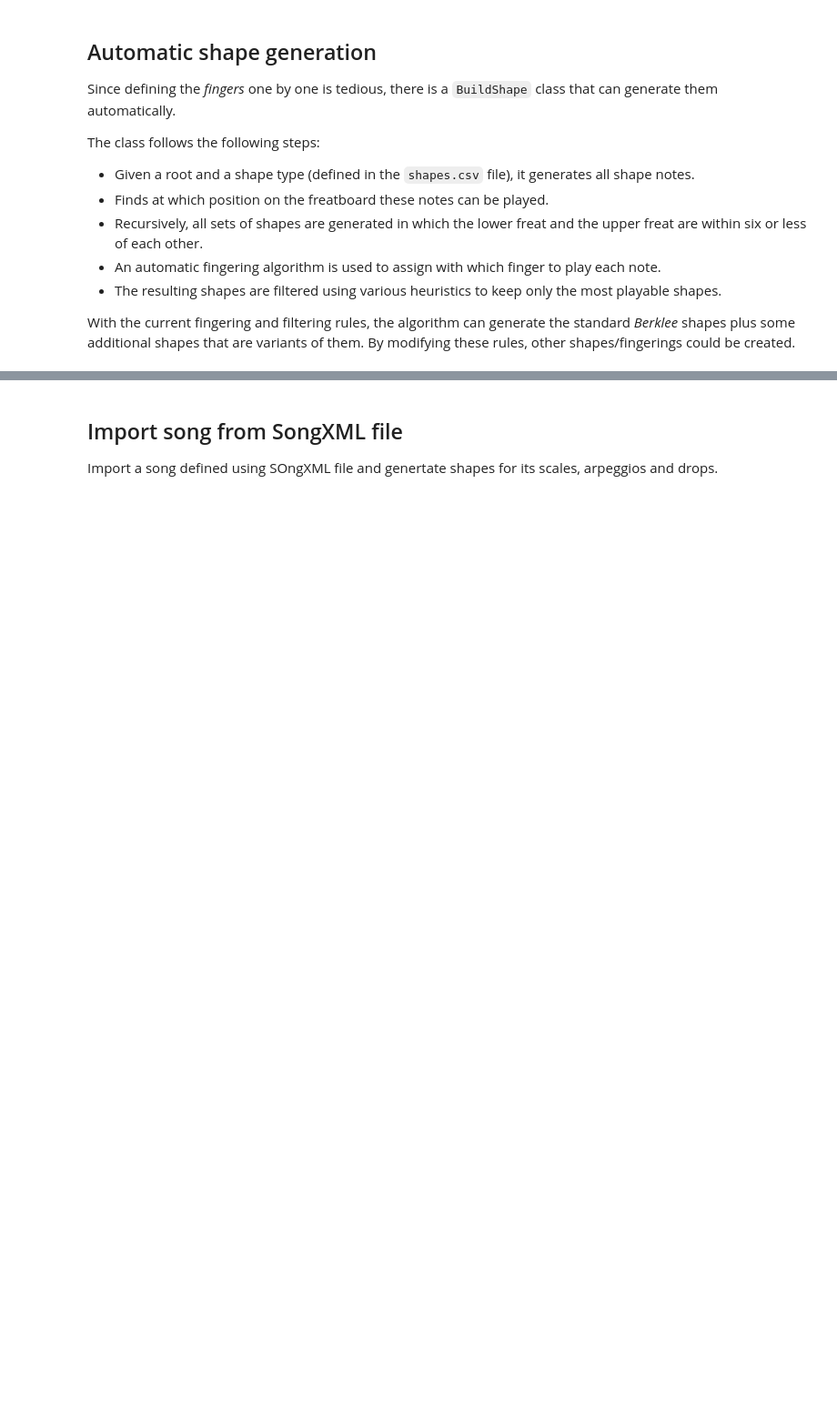
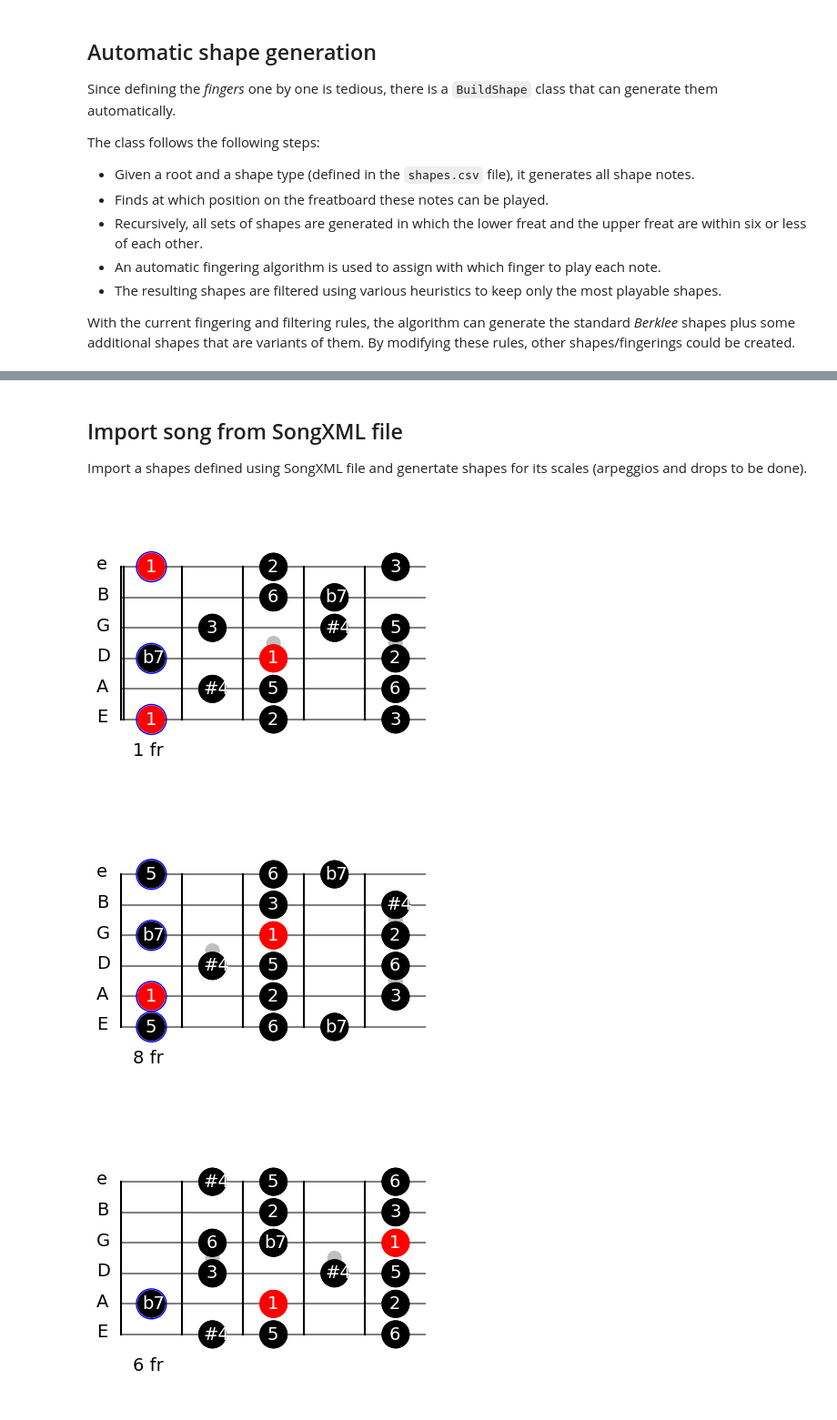
Before and after one commit to narcispr/PyFretboard, a Jupyter notebook: tutorial.ipynb, the cells around one changed output, grey strips where cells are left out. Shown: that part at 91% size. Saved outputs shown, nothing was run; the diff lists cells and outputs as text; code cells hidden in the pictures; blank space fills up the shorter version.

Commit message:
Add get_scale_type_at_root() method and test it

```diff
--- a/tutorial.ipynb
+++ b/tutorial.ipynb
@@ -185,27 +99,19 @@ for d in drops:
 # %% [markdown]
 ## Import song from SongXML file
 
-Import a song defined using SOngXML file and genertate shapes for its scales, arpeggios and drops.
+Import a shapes defined using SongXML file and genertate shapes for its scales (arpeggios and drops to be done).
 # %%
 from PyFreatboard.song import Song
 from PyFreatboard.draw_shape import DrawShape
 from PyFreatboard.definitions import PyFreatboard as PF
 
 draw = DrawShape()
-song = Song("/home/narcis/PyFreatboard/shapes_xml/pentatonic.xml")
-for k, s in zip(song.scale_shapes.keys(), song.scale_shapes.values()):
-    draw.draw(s, text=PF.TEXT_FUNCTION, return_fig=True)
-    # f.savefig('{}.png'.format(k), bbox_inches='tight')
-
-# for section in song.sections:
-#     for chord in section.chord:
-#         for e, s in enumerate(chord.shape):
-#             chord_name = chord.root + " " + chord.type
-#             f = draw.draw_vertical(chord.shape[s], text=PF.TEXT_FUNCTION, shape_name=chord_name, return_fig=True)
-#             f.savefig("{}_{}.png".format(chord_name, e), bbox_inches='tight')
-# melody = song.get_melody("main")
-# for note in melody:
-#     print(note)
-# Song.draw_shapes(song.get_scales(), path="./scales", init_freat=3)
-# Song.draw_shapes(song.get_arpeggios(), path="./arppegios", init_freat=3)
-# Song.draw_shapes(song.get_drops2(), path="./drops", vertical=True)
+song = Song("/home/narcis/PyFreatboard/shapes_xml/modes.xml")
+shapes = song.get_scale_type_at_root('Lydianb7', 'F')
+for i, s in enumerate(shapes):
+    f = draw.draw(s, text=PF.TEXT_FUNCTION, return_fig=True)
+    f.savefig("Mixob9#9b13_{}.png".format(i), dpi=300, bbox_inches='tight', pad_inches=0)
+# %% [output]
+[figure, added]
+[figure, added]
+[figure, added]
```
Also changed, not shown: parts of 4 cells of this notebook, 1 other file.
